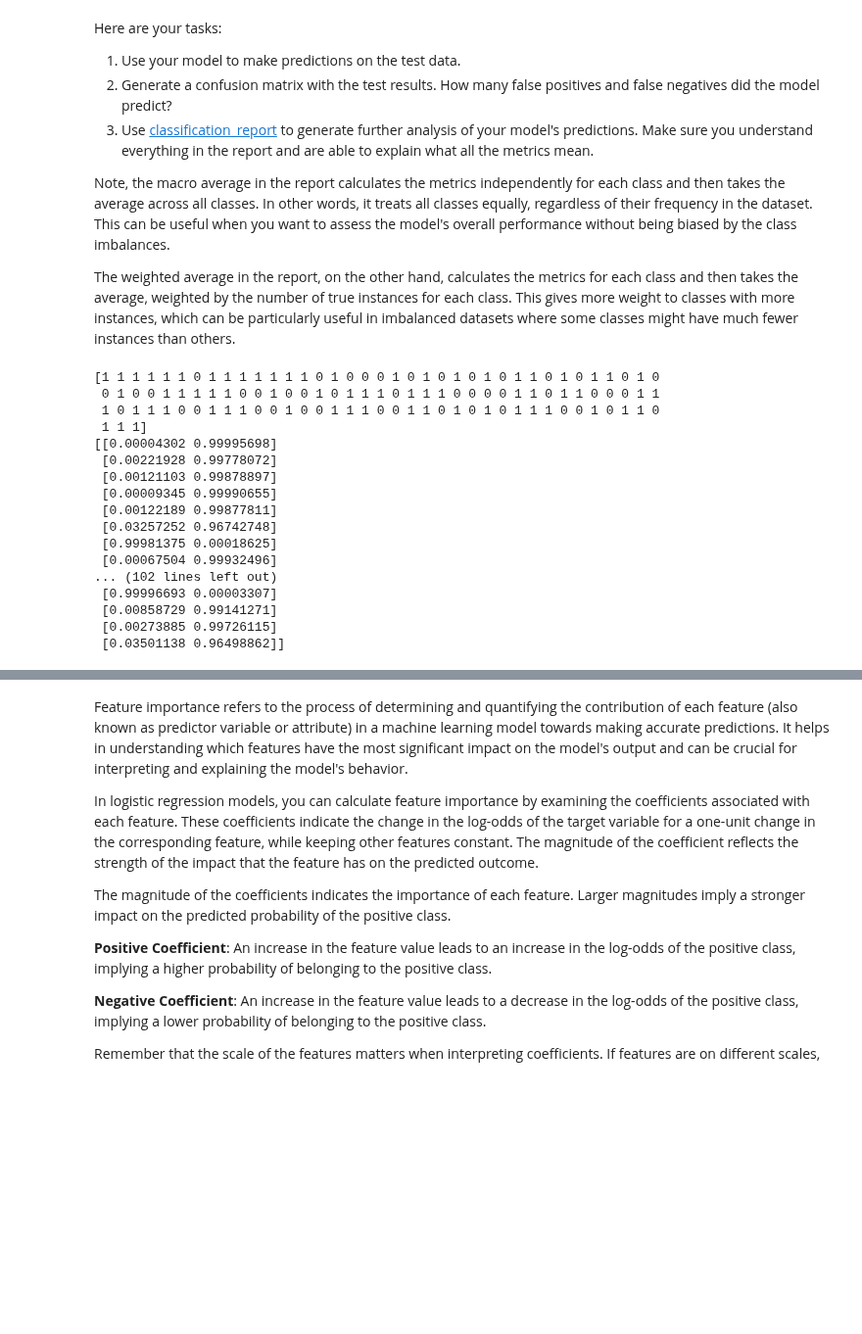
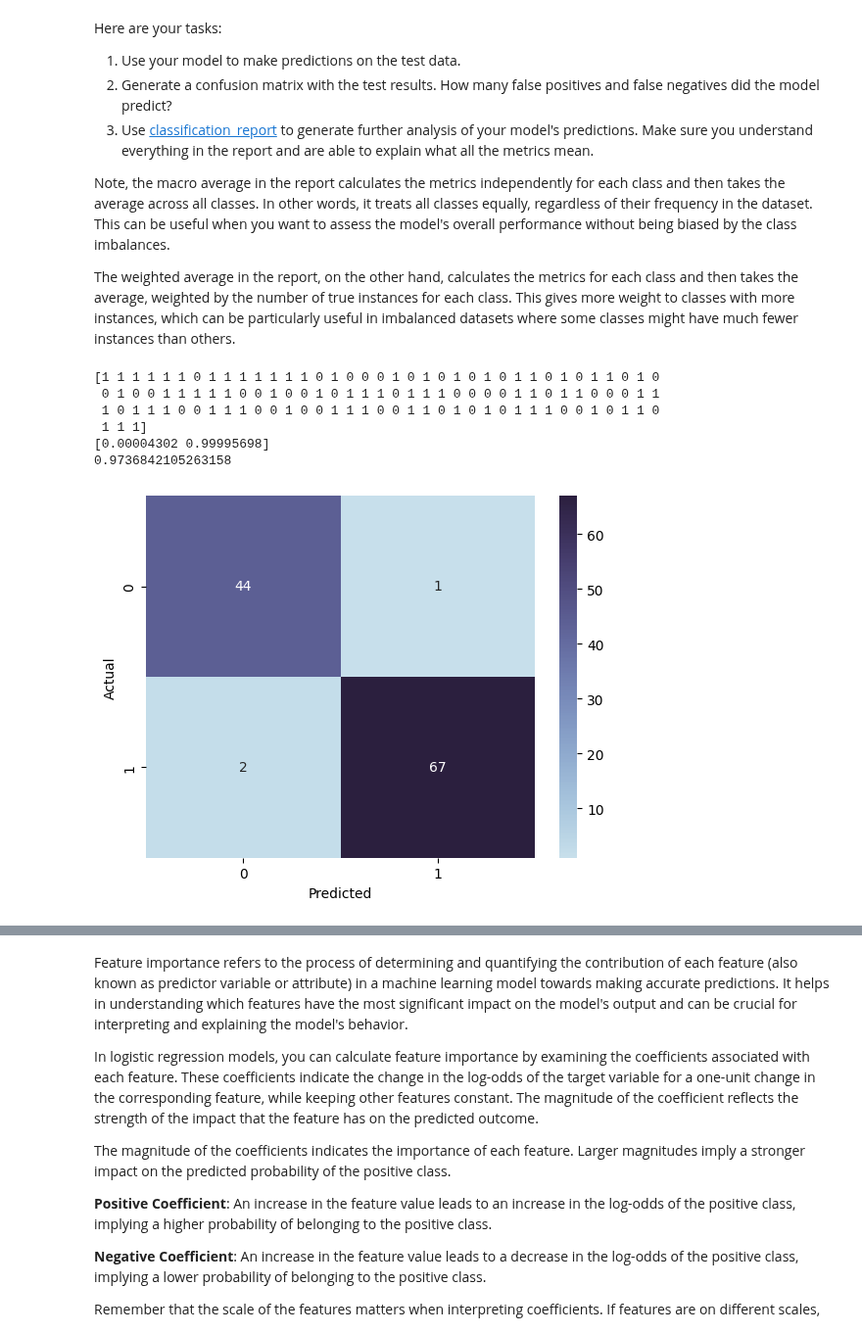
Before and after one commit to chrishalbert/guild-mle-projects, a Jupyter notebook: Student_MLE_MiniProject_Logistic_Regression.ipynb, the cells around one changed output, grey strips where cells are left out. Shown at 98% size. Cells and saved outputs as stored; diff of their text form; code cells hidden in the pictures; blank space fills up the shorter version.

```diff
--- a/Student_MLE_MiniProject_Logistic_Regression.ipynb
+++ b/Student_MLE_MiniProject_Logistic_Regression.ipynb
@@ -211,26 +211,18 @@ y_pred = model.predict(reshaped_X_test)
 y_prob = model.predict_proba(reshaped_X_test)
 np.set_printoptions(suppress=True)
 print(y_pred)
-print(y_prob)
+print(y_prob[0])
 
 # The predictions are presented in the first numpy array
 # The array of numpy arrays shows the probability that its 0 or 1. The first entry
 # states that there's essentially 0% of it being 0 and 100% of the result being 1.
+# Below gives the overall score of the model's performance, which is ~97%
+score = model.score(X_test, y_test)
+print(score)
 # %% [output]
 [1 1 1 1 1 1 0 1 1 1 1 1 1 1 0 1 0 0 0 1 0 1 0 1 0 1 0 1 1 0 1 0 1 1 0 1 0
  0 1 0 0 1 1 1 1 1 0 0 1 0 0 1 0 1 1 1 0 1 1 1 0 0 0 0 1 1 0 1 1 0 0 0 1 1
  1 0 1 1 1 0 0 1 1 1 0 0 1 0 0 1 1 1 0 0 1 1 0 1 0 1 0 1 1 1 0 0 1 0 1 1 0
  1 1 1]
-[[0.00004302 0.99995698]
- [0.00221928 0.99778072]
- [0.00121103 0.99878897]
- [0.00009345 0.99990655]
- [0.00122189 0.99877811]
- [0.03257252 0.96742748]
- [0.99981375 0.00018625]
- [0.00067504 0.99932496]
-... (102 lines left out)
- [0.99996693 0.00003307]
- [0.00858729 0.99141271]
- [0.00273885 0.99726115]
- [0.03501138 0.96498862]]
+[0.00004302 0.99995698]
+0.9736842105263158
@@ -240,0 +229,12 @@ print(y_prob)
+# %%
+# Generate a confusion matrix
+conf_matrix = confusion_matrix(y_test, y_pred)
+
+sns.heatmap(conf_matrix, annot=True, cmap=sns.color_palette("ch:s=.25,rot=-.25", as_cmap=True))
+plt.xlabel("Predicted")
+plt.ylabel("Actual")
+plt.show()
+
+# Assuming 0 is no cancer and 1 is cancer, there 1 False Positive and 2 False Negatives.
+# %% [output]
+[figure, added]
```
Also changed, not shown: parts of 3 cells of this notebook.
